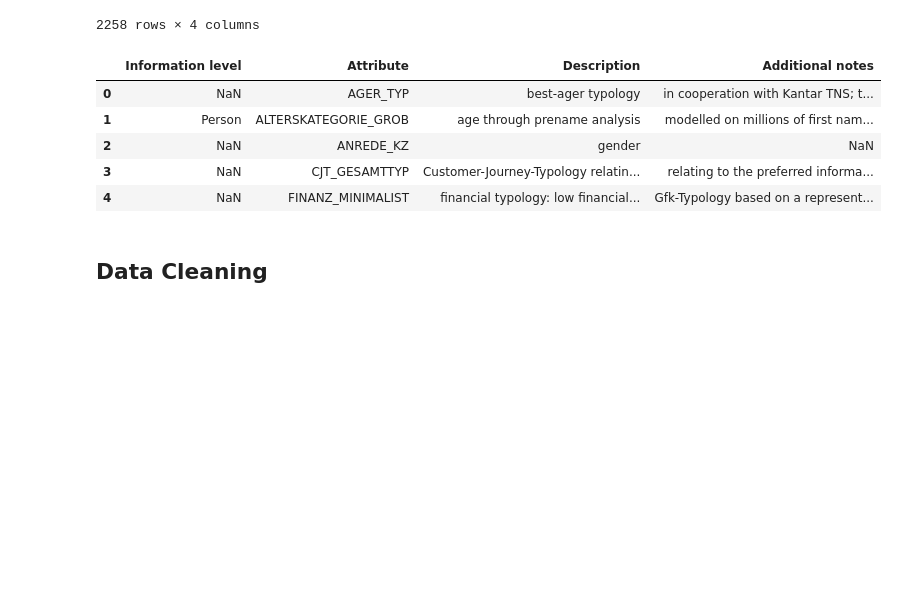
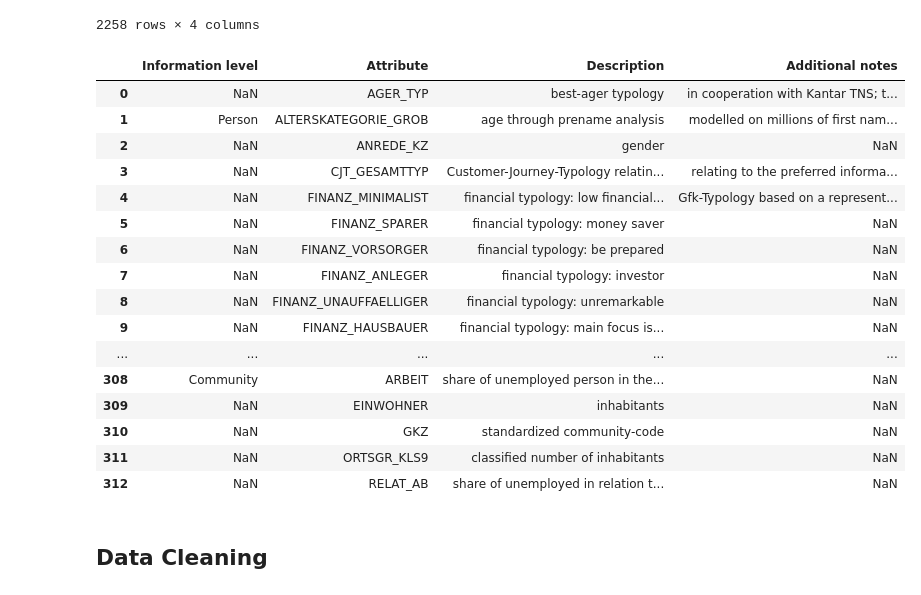
Before and after one commit to bvcmartins/dsnd_capstone, a Jupyter notebook: main.ipynb, the cells around one changed output. Cells and saved outputs as stored; diff of their text form; code cells hidden in the pictures; blank space fills up the shorter version.

```diff
--- a/main.ipynb
+++ b/main.ipynb
@@ -231,14 +232,25 @@ dias_attr
 # %%
 dias_info = pd.read_excel('data/DIAS Information Levels - Attributes 2017.xlsx', skiprows=[0])
 dias_info.drop('Unnamed: 0', axis=1, inplace=True)
-dias_info.head()
+dias_info
 # %% [output]
 |  | Information level | Attribute | Description | Additional notes |
 | 0 | NaN | AGER_TYP | best-ager typology | in cooperation with Kantar TNS; t... |
 | 1 | Person | ALTERSKATEGORIE_GROB | age through prename analysis | modelled on millions of first nam... |
 | 2 | NaN | ANREDE_KZ | gender | NaN |
 | 3 | NaN | CJT_GESAMTTYP | Customer-Journey-Typology relatin... | relating to the preferred informa... |
 | 4 | NaN | FINANZ_MINIMALIST | financial typology: low financial... | Gfk-Typology based on a represent... |
+| 5 | NaN | FINANZ_SPARER | financial typology: money saver | NaN |
+| 6 | NaN | FINANZ_VORSORGER | financial typology: be prepared | NaN |
+| 7 | NaN | FINANZ_ANLEGER | financial typology: investor | NaN |
+| 8 | NaN | FINANZ_UNAUFFAELLIGER | financial typology: unremarkable | NaN |
+| 9 | NaN | FINANZ_HAUSBAUER | financial typology: main focus is... | NaN |
+| ... | ... | ... | ... | ... |
+| 308 | Community | ARBEIT | share of unemployed person in the... | NaN |
+| 309 | NaN | EINWOHNER | inhabitants | NaN |
+| 310 | NaN | GKZ | standardized community-code | NaN |
+| 311 | NaN | ORTSGR_KLS9 | classified number of inhabitants | NaN |
+| 312 | NaN | RELAT_AB | share of unemployed in relation t... | NaN |
 # %% [markdown]
 ## Data Cleaning
 # %% [markdown]
```
Also changed, not shown: parts of 31 cells of this notebook.
